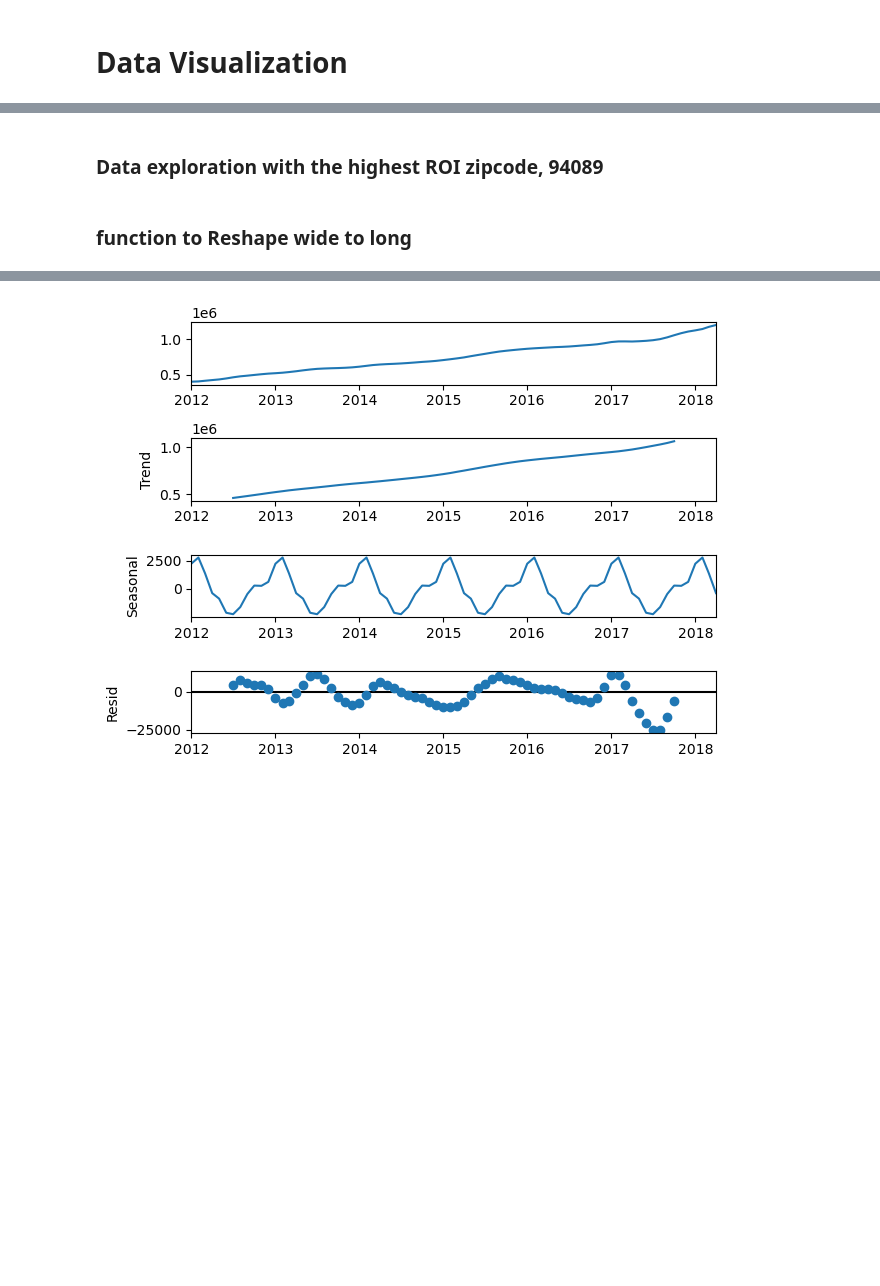
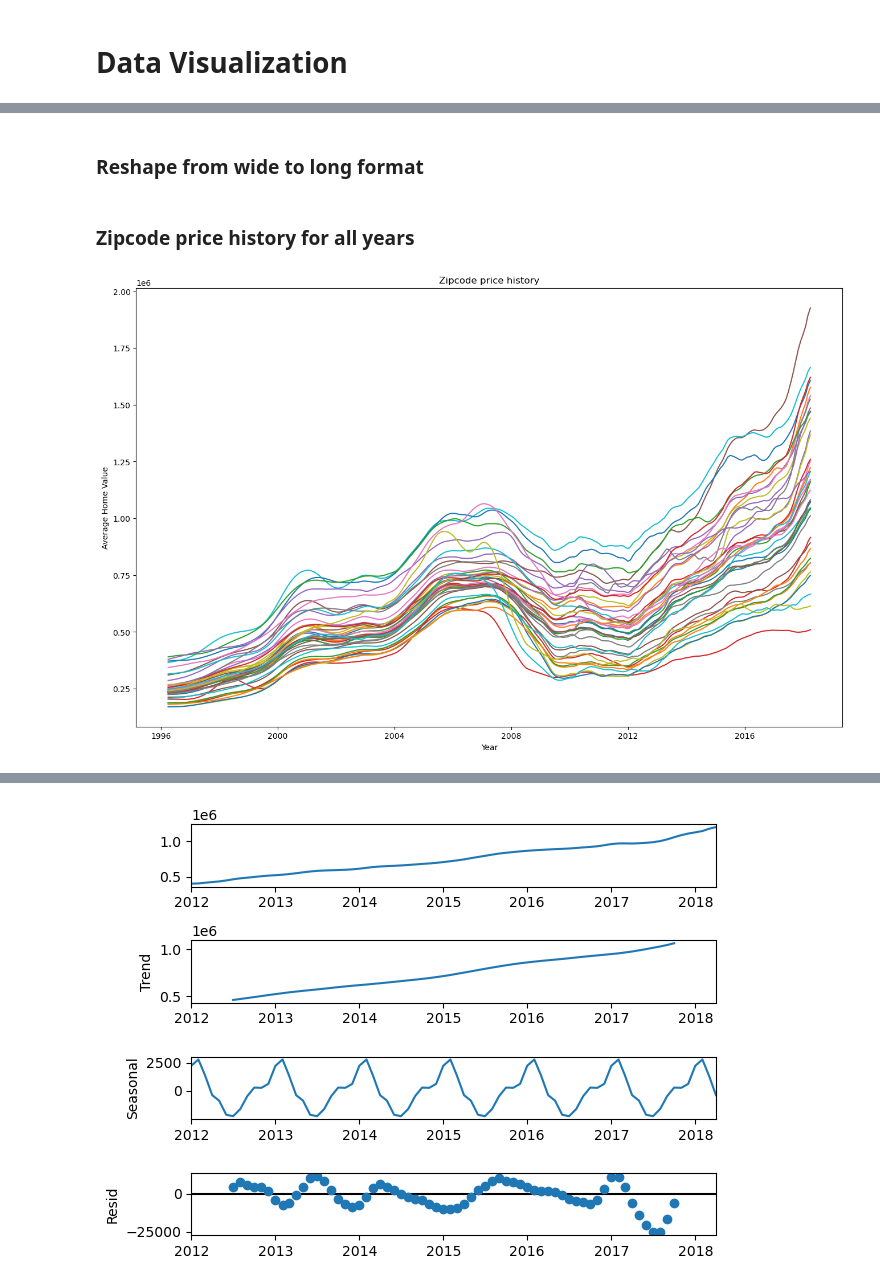
Before and after one commit to lalynjay/Time_series_analysis, a Jupyter notebook: Time_series_analysis.ipynb, the cells around one changed output, grey strips where cells are left out. Drawn from its saved outputs; the diff is of its cells as text; code cells hidden in the pictures; blank space fills up the shorter version.

```diff
--- a/Time_series_analysis.ipynb
+++ b/Time_series_analysis.ipynb
@@ -357,19 +287,31 @@ ax.legend(loc='best');
-# %% [markdown]
-### Data exploration with the highest ROI zipcode, 94089
 # %% [markdown]
-### function to Reshape wide to long
+### Reshape from wide to long format
 # %%
+#"""Takes a dataframe in wide form or a subset of the zillow_dataset and returns a long-form datetime dataframe"""
 def melt_data(df):
-    """
-    Takes the zillow_data dataset in wide form or a subset of the zillow_dataset.
-    Returns a long-form datetime dataframe
-    with the datetime column names as the index and the values as the 'values' column.
-
-    If more than one row is passes in the wide-form dataset, the values column
-    will be the mean of the values from the datetime columns in all of the rows.
-    """
 
     melted = pd.melt(df, id_vars=['RegionName', 'RegionID', '%ROI', 'SizeRank', 'City', 'State', 'Metro', 'CountyName'], var_name='time')
     melted['time'] = pd.to_datetime(melted['time'], infer_datetime_format=True)
     melted = melted.dropna(subset=['value'])
     return melted.groupby('time').aggregate({'value':'mean'})
+# %% [markdown]
+### Zipcode price history for all years
+# %%
+zip_dict = {}
+
+sj_zips = [zipcode for idx, zipcode in san_jose["RegionName"].iteritems()]
+
+
+# Time Series dataframe of Zip Code prices
+for zipcode in sj_zips:
+    zip_dict[zipcode] = melt_data(san_jose[san_jose['RegionName']==zipcode])
+
+fig,ax = plt.subplots(figsize=(16,10))
+
+for zipcode in zip_dict:
+    ax.plot(zip_dict[zipcode]);
+ax.set_title('Zipcode price history')
+ax.set_ylabel('Average Home Value')
+ax.set_xlabel('Year');
+# %% [output]
+[figure, added]
```
Also changed, not shown: parts of 69 cells of this notebook.
